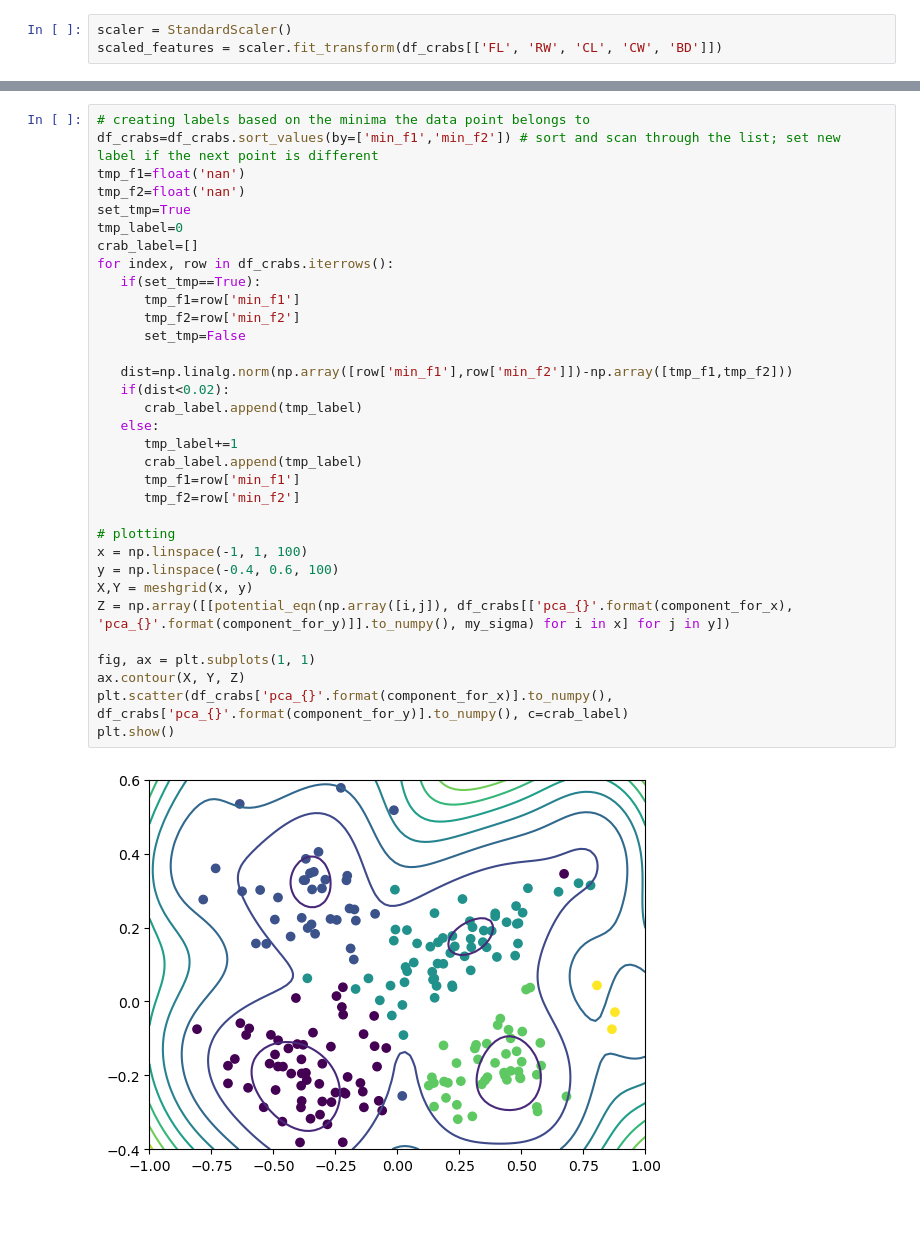
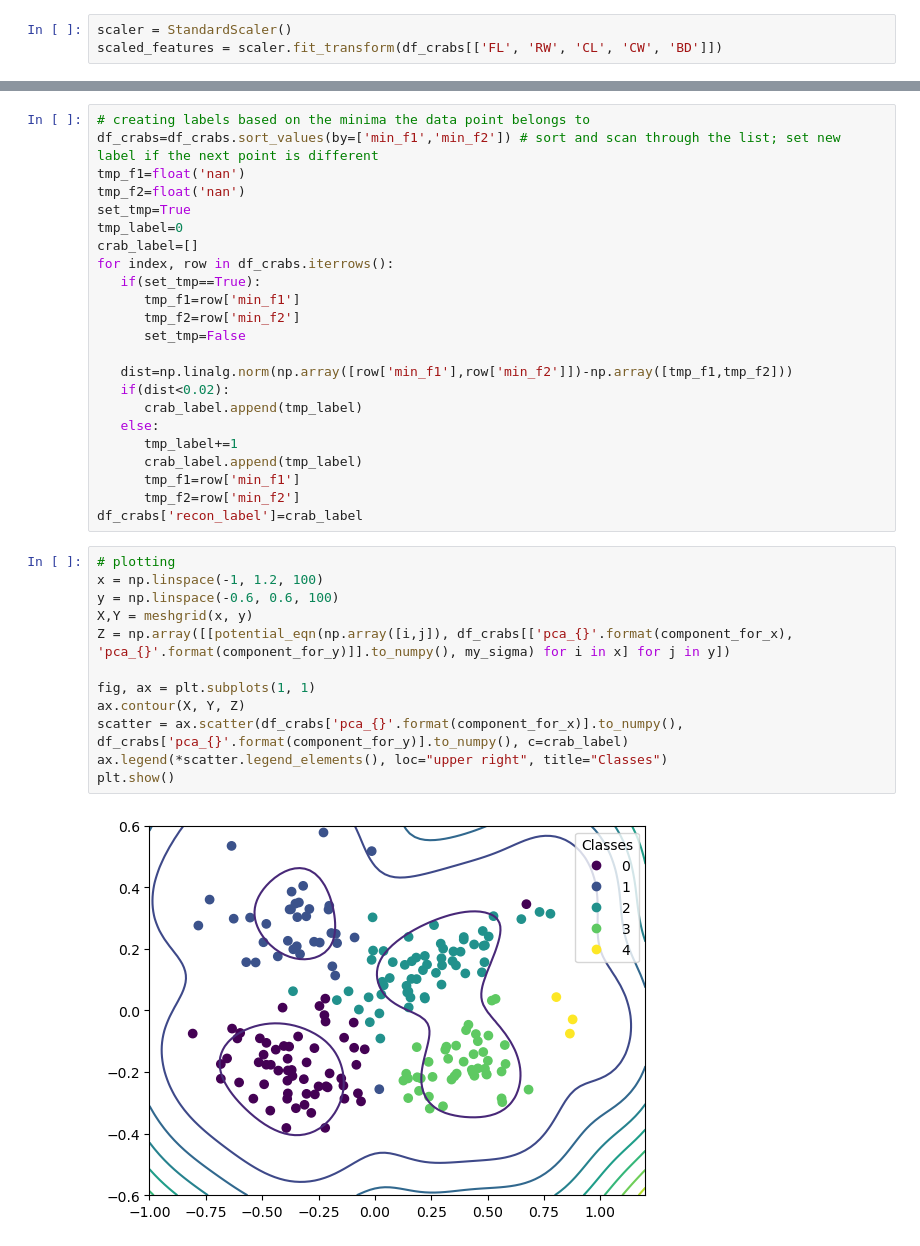
Before and after one commit to miaortizma/qosf24spring, a Jupyter notebook: minimization-algo_exploration.ipynb, the cells around one changed output, grey strips where cells are left out. Saved outputs shown, nothing was run; the diff lists cells and outputs as text; blank space fills up the shorter version.

```diff
--- a/minimization-algo_exploration.ipynb
+++ b/minimization-algo_exploration.ipynb
@@ -295,16 +297,18 @@ for index, row in df_crabs.iterrows():
       crab_label.append(tmp_label)
       tmp_f1=row['min_f1']
       tmp_f2=row['min_f2']
-
-# plotting
-x = np.linspace(-1, 1, 100)
-y = np.linspace(-0.4, 0.6, 100)
-X,Y = meshgrid(x, y)
-Z = np.array([[potential_eqn(np.array([i,j]), df_crabs[['pca_{}'.format(component_for_x), 'pca_{}'.format(component_for_y)]].to_numpy(), my_sigma) for i in x] for j in y])
-
-fig, ax = plt.subplots(1, 1)
-ax.contour(X, Y, Z)
-plt.scatter(df_crabs['pca_{}'.format(component_for_x)].to_numpy(), df_crabs['pca_{}'.format(component_for_y)].to_numpy(), c=crab_label)
-plt.show()
+df_crabs['recon_label']=crab_label
-# %% [output]
-[figure, removed]
+# %%
+# plotting
+x = np.linspace(-1, 1.2, 100)
+y = np.linspace(-0.6, 0.6, 100)
+X,Y = meshgrid(x, y)
+Z = np.array([[potential_eqn(np.array([i,j]), df_crabs[['pca_{}'.format(component_for_x), 'pca_{}'.format(component_for_y)]].to_numpy(), my_sigma) for i in x] for j in y])
+
+fig, ax = plt.subplots(1, 1)
+ax.contour(X, Y, Z)
+scatter = ax.scatter(df_crabs['pca_{}'.format(component_for_x)].to_numpy(), df_crabs['pca_{}'.format(component_for_y)].to_numpy(), c=crab_label)
+ax.legend(*scatter.legend_elements(), loc="upper right", title="Classes")
+plt.show()
+# %% [output]
+[figure, added]
```
Also changed, not shown: parts of 7 cells of this notebook.
